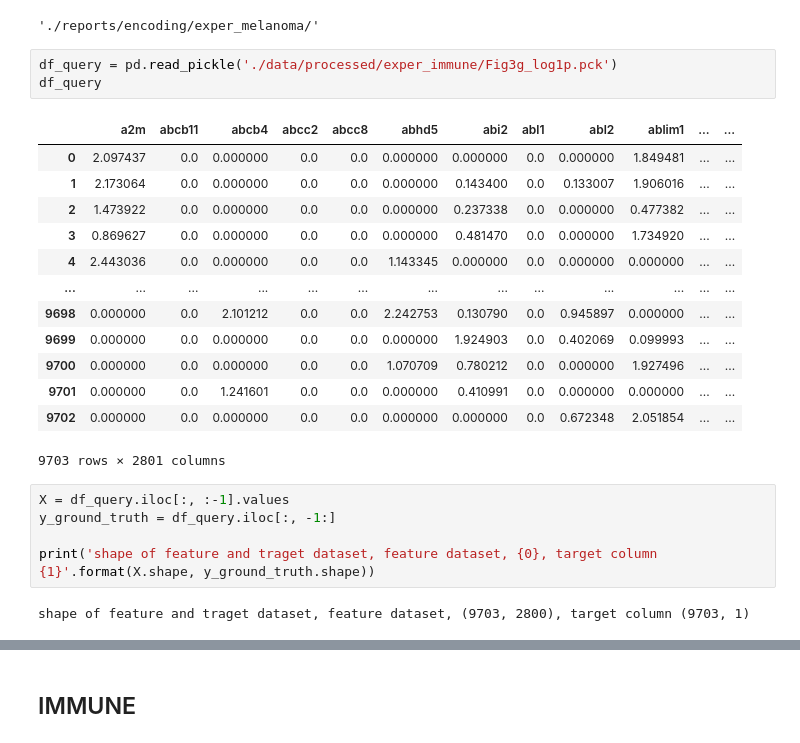
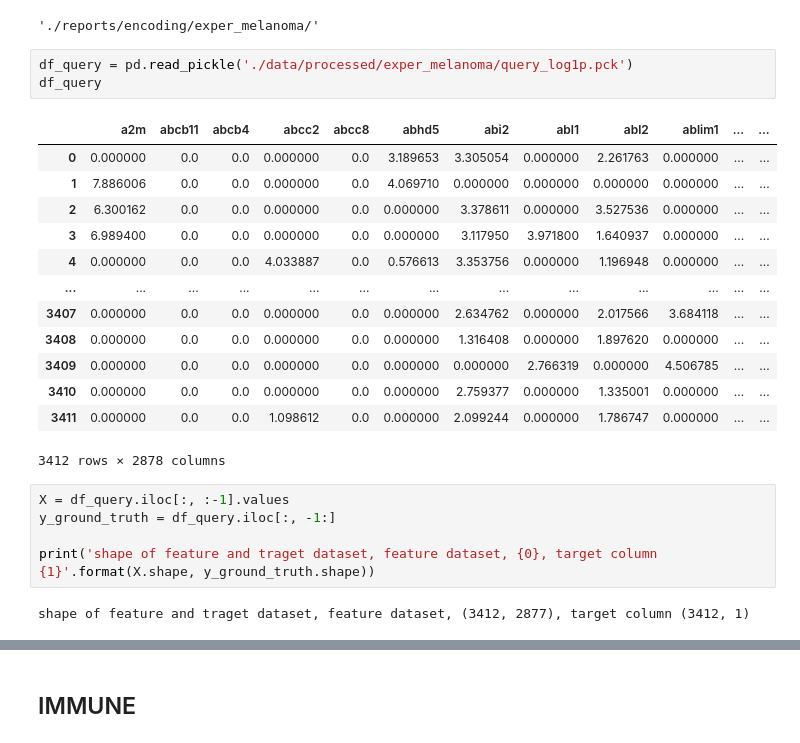
Before and after one commit to pelingundogdu/signalization_prior_knowledge_based_nn, a Jupyter notebook: notebooks/7.0-pg-encoding.ipynb, the cells around one changed output, grey strips where cells are left out. Cells and saved outputs as stored; diff of their text form.

```diff
--- a/notebooks/7.0-pg-encoding.ipynb
+++ b/notebooks/7.0-pg-encoding.ipynb
@@ -60,27 +60,27 @@ src.define_folder('./reports/encoding/exper_melanoma')
 FOLDER information,  ./reports/encoding/exper_melanoma/
 './reports/encoding/exper_melanoma/'
 # %%
-df_query = pd.read_pickle('./data/processed/exper_immune/Fig3g_log1p.pck')
+df_query = pd.read_pickle('./data/processed/exper_melanoma/query_log1p.pck')
 df_query
 # %% [output]
 |  | a2m | abcb11 | abcb4 | abcc2 | abcc8 | abhd5 | abi2 | abl1 | abl2 | ablim1 | ... | ... |
-| 0 | 2.097437 | 0.0 | 0.000000 | 0.0 | 0.0 | 0.000000 | 0.000000 | 0.0 | 0.000000 | 1.849481 | ... | ... |
-| 1 | 2.173064 | 0.0 | 0.000000 | 0.0 | 0.0 | 0.000000 | 0.143400 | 0.0 | 0.133007 | 1.906016 | ... | ... |
-| 2 | 1.473922 | 0.0 | 0.000000 | 0.0 | 0.0 | 0.000000 | 0.237338 | 0.0 | 0.000000 | 0.477382 | ... | ... |
-| 3 | 0.869627 | 0.0 | 0.000000 | 0.0 | 0.0 | 0.000000 | 0.481470 | 0.0 | 0.000000 | 1.734920 | ... | ... |
-| 4 | 2.443036 | 0.0 | 0.000000 | 0.0 | 0.0 | 1.143345 | 0.000000 | 0.0 | 0.000000 | 0.000000 | ... | ... |
+| 0 | 0.000000 | 0.0 | 0.0 | 0.000000 | 0.0 | 3.189653 | 3.305054 | 0.000000 | 2.261763 | 0.000000 | ... | ... |
+| 1 | 7.886006 | 0.0 | 0.0 | 0.000000 | 0.0 | 4.069710 | 0.000000 | 0.000000 | 0.000000 | 0.000000 | ... | ... |
+| 2 | 6.300162 | 0.0 | 0.0 | 0.000000 | 0.0 | 0.000000 | 3.378611 | 0.000000 | 3.527536 | 0.000000 | ... | ... |
+| 3 | 6.989400 | 0.0 | 0.0 | 0.000000 | 0.0 | 0.000000 | 3.117950 | 3.971800 | 1.640937 | 0.000000 | ... | ... |
+| 4 | 0.000000 | 0.0 | 0.0 | 4.033887 | 0.0 | 0.576613 | 3.353756 | 0.000000 | 1.196948 | 0.000000 | ... | ... |
 | ... | ... | ... | ... | ... | ... | ... | ... | ... | ... | ... | ... | ... |
-| 9698 | 0.000000 | 0.0 | 2.101212 | 0.0 | 0.0 | 2.242753 | 0.130790 | 0.0 | 0.945897 | 0.000000 | ... | ... |
-| 9699 | 0.000000 | 0.0 | 0.000000 | 0.0 | 0.0 | 0.000000 | 1.924903 | 0.0 | 0.402069 | 0.099993 | ... | ... |
-| 9700 | 0.000000 | 0.0 | 0.000000 | 0.0 | 0.0 | 1.070709 | 0.780212 | 0.0 | 0.000000 | 1.927496 | ... | ... |
-| 9701 | 0.000000 | 0.0 | 1.241601 | 0.0 | 0.0 | 0.000000 | 0.410991 | 0.0 | 0.000000 | 0.000000 | ... | ... |
-| 9702 | 0.000000 | 0.0 | 0.000000 | 0.0 | 0.0 | 0.000000 | 0.000000 | 0.0 | 0.672348 | 2.051854 | ... | ... |
+| 3407 | 0.000000 | 0.0 | 0.0 | 0.000000 | 0.0 | 0.000000 | 2.634762 | 0.000000 | 2.017566 | 3.684118 | ... | ... |
+| 3408 | 0.000000 | 0.0 | 0.0 | 0.000000 | 0.0 | 0.000000 | 1.316408 | 0.000000 | 1.897620 | 0.000000 | ... | ... |
+| 3409 | 0.000000 | 0.0 | 0.0 | 0.000000 | 0.0 | 0.000000 | 0.000000 | 2.766319 | 0.000000 | 4.506785 | ... | ... |
+| 3410 | 0.000000 | 0.0 | 0.0 | 0.000000 | 0.0 | 0.000000 | 2.759377 | 0.000000 | 1.335001 | 0.000000 | ... | ... |
+| 3411 | 0.000000 | 0.0 | 0.0 | 1.098612 | 0.0 | 0.000000 | 2.099244 | 0.000000 | 1.786747 | 0.000000 | ... | ... |
-9703 rows × 2801 columns
+3412 rows × 2878 columns
 # %%
 X = df_query.iloc[:, :-1].values
 y_ground_truth = df_query.iloc[:, -1:]
 
 print('shape of feature and traget dataset, feature dataset, {0}, target column {1}'.format(X.shape, y_ground_truth.shape))
 # %% [output]
-shape of feature and traget dataset, feature dataset, (9703, 2800), target column (9703, 1)
+shape of feature and traget dataset, feature dataset, (3412, 2877), target column (3412, 1)
 # %%
```
Also changed, not shown: parts of 11 cells of this notebook.
